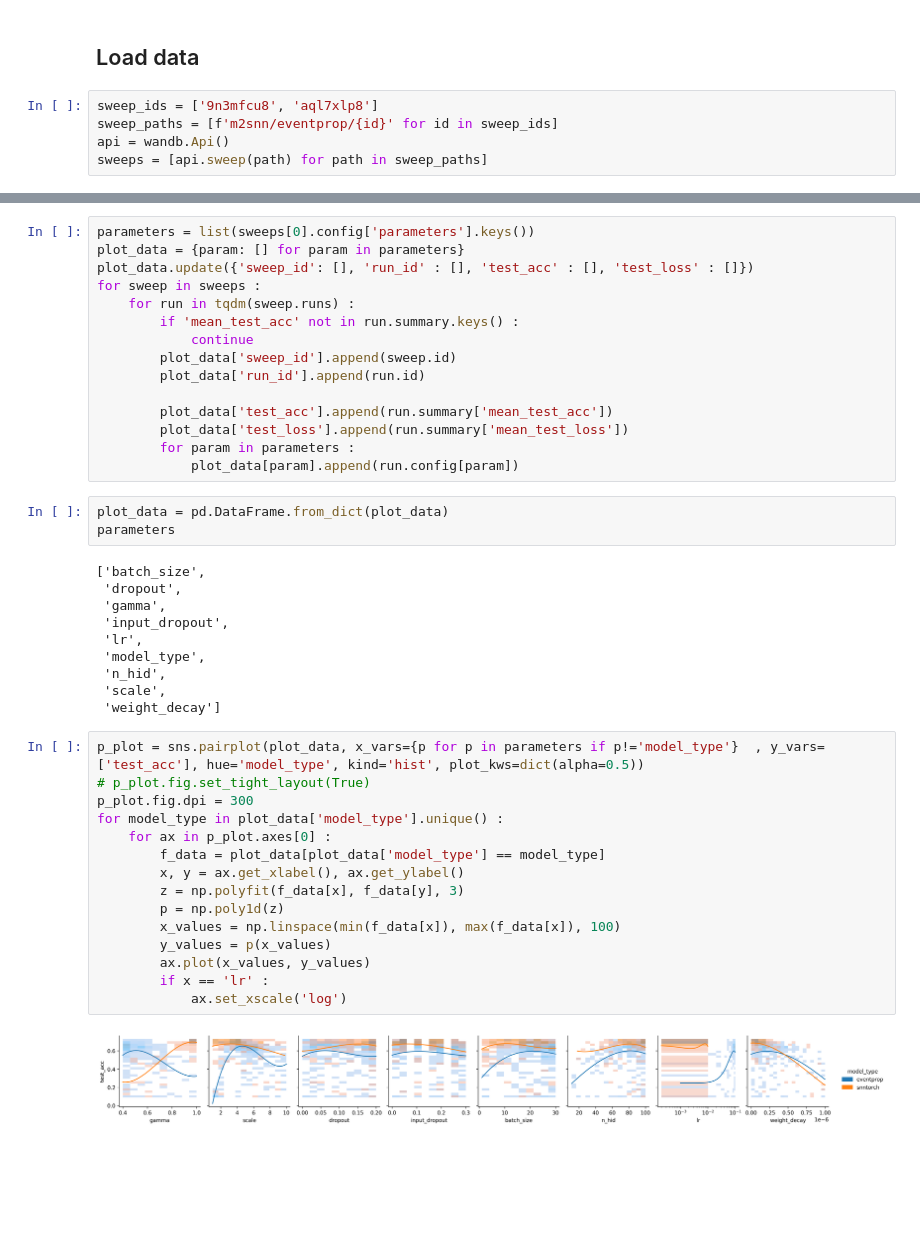
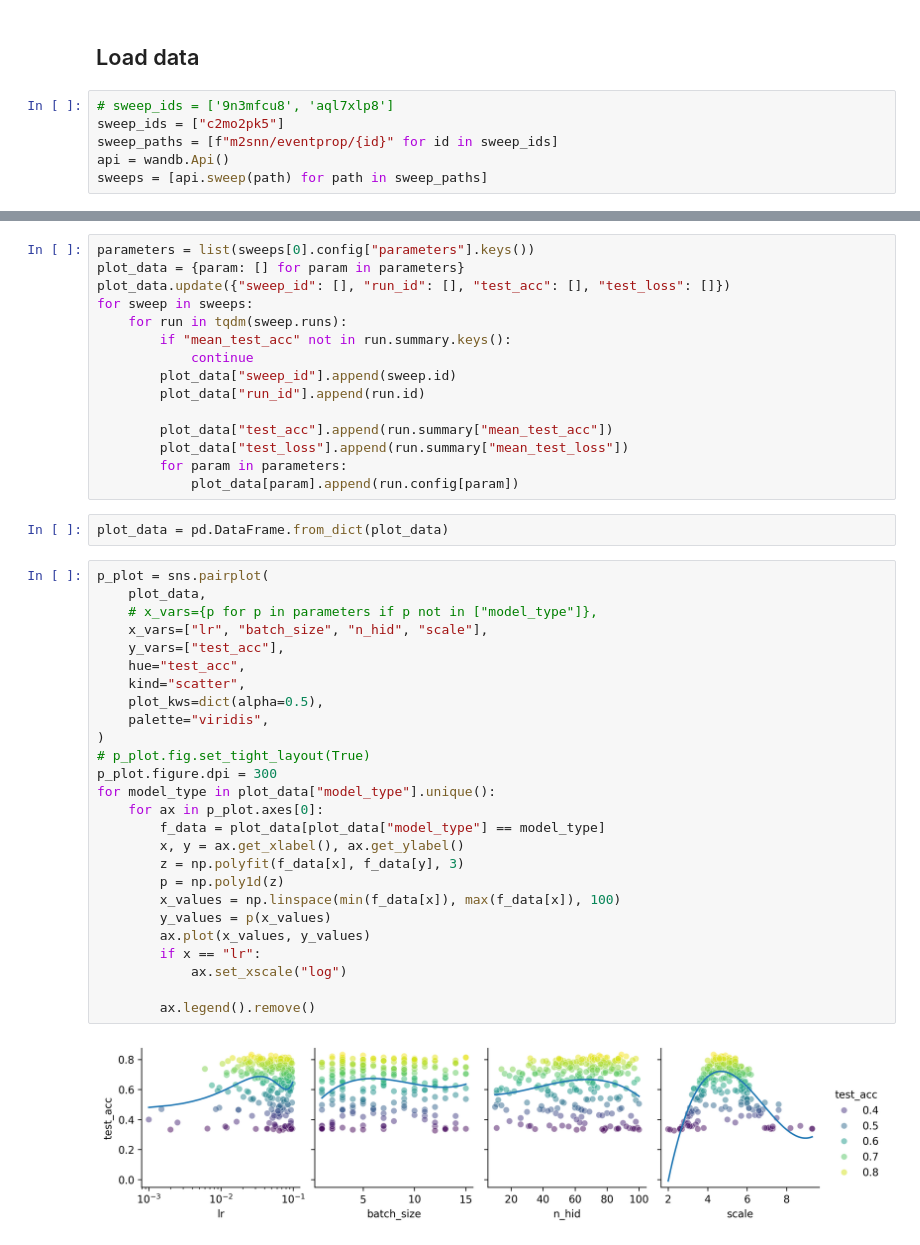
Before and after one commit to GabrielBena/pytorch-eventprop, a Jupyter notebook: scripts/notebooks/wandb_results.ipynb, the cells around one changed output, grey strips where cells are left out. Drawn from its saved outputs; the diff is of its cells as text; blank space fills up the shorter version.

```diff
--- a/scripts/notebooks/wandb_results.ipynb
+++ b/scripts/notebooks/wandb_results.ipynb
@@ -12,7 +12,8 @@ from tqdm.notebook import tqdm
 # %% [markdown]
 ## Load data
 # %%
-sweep_ids = ['9n3mfcu8', 'aql7xlp8']
-sweep_paths = [f'm2snn/eventprop/{id}' for id in sweep_ids]
+# sweep_ids = ['9n3mfcu8', 'aql7xlp8']
+sweep_ids = ["c2mo2pk5"]
+sweep_paths = [f"m2snn/eventprop/{id}" for id in sweep_ids]
 api = wandb.Api()
 sweeps = [api.sweep(path) for path in sweep_paths]
@@ -19,47 +25,47 @@ sweeps = [api.sweep(path) for path in sweep_paths]
 # %%
-parameters = list(sweeps[0].config['parameters'].keys())
+parameters = list(sweeps[0].config["parameters"].keys())
 plot_data = {param: [] for param in parameters}
-plot_data.update({'sweep_id': [], 'run_id' : [], 'test_acc' : [], 'test_loss' : []})
-for sweep in sweeps :
-    for run in tqdm(sweep.runs) :
-        if 'mean_test_acc' not in run.summary.keys() :
+plot_data.update({"sweep_id": [], "run_id": [], "test_acc": [], "test_loss": []})
+for sweep in sweeps:
+    for run in tqdm(sweep.runs):
+        if "mean_test_acc" not in run.summary.keys():
             continue
-        plot_data['sweep_id'].append(sweep.id)
-        plot_data['run_id'].append(run.id)
+        plot_data["sweep_id"].append(sweep.id)
+        plot_data["run_id"].append(run.id)
 
-        plot_data['test_acc'].append(run.summary['mean_test_acc'])
-        plot_data['test_loss'].append(run.summary['mean_test_loss'])
-        for param in parameters :
+        plot_data["test_acc"].append(run.summary["mean_test_acc"])
+        plot_data["test_loss"].append(run.summary["mean_test_loss"])
+        for param in parameters:
             plot_data[param].append(run.config[param])
 # %%
 plot_data = pd.DataFrame.from_dict(plot_data)
-parameters
-# %% [output]
-['batch_size',
- 'dropout',
- 'gamma',
- 'input_dropout',
- 'lr',
- 'model_type',
- 'n_hid',
- 'scale',
- 'weight_decay']
 # %%
-p_plot = sns.pairplot(plot_data, x_vars={p for p in parameters if p!='model_type'}  , y_vars=['test_acc'], hue='model_type', kind='hist', plot_kws=dict(alpha=0.5))
+p_plot = sns.pairplot(
+    plot_data,
+    # x_vars={p for p in parameters if p not in ["model_type"]},
+    x_vars=["lr", "batch_size", "n_hid", "scale"],
+    y_vars=["test_acc"],
+    hue="test_acc",
+    kind="scatter",
+    plot_kws=dict(alpha=0.5),
+    palette="viridis",
+)
 # p_plot.fig.set_tight_layout(True)
-p_plot.fig.dpi = 300
-for model_type in plot_data['model_type'].unique() :
-    for ax in p_plot.axes[0] :
-        f_data = plot_data[plot_data['model_type'] == model_type]
+p_plot.figure.dpi = 300
+for model_type in plot_data["model_type"].unique():
+    for ax in p_plot.axes[0]:
+        f_data = plot_data[plot_data["model_type"] == model_type]
         x, y = ax.get_xlabel(), ax.get_ylabel()
         z = np.polyfit(f_data[x], f_data[y], 3)
         p = np.poly1d(z)
         x_values = np.linspace(min(f_data[x]), max(f_data[x]), 100)
         y_values = p(x_values)
         ax.plot(x_values, y_values)
-        if x == 'lr' :
-            ax.set_xscale('log')
+        if x == "lr":
+            ax.set_xscale("log")
+
+        ax.legend().remove()
 # %% [output]
-[figure, old version]
+[figure, new version]
 # %%
 _, new_axs = plt.subplots(3, 3, figsize=(15, 15))
```
Also changed, not shown: parts of 3 cells of this notebook, 2 other files.
